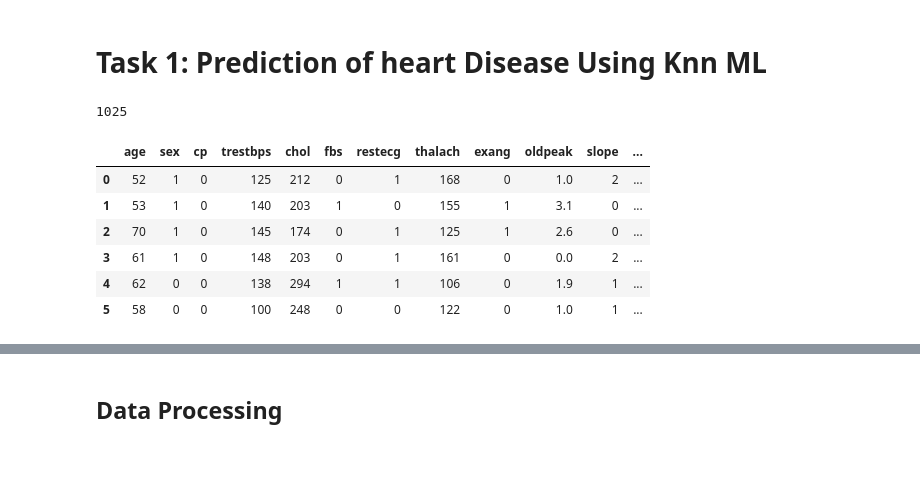
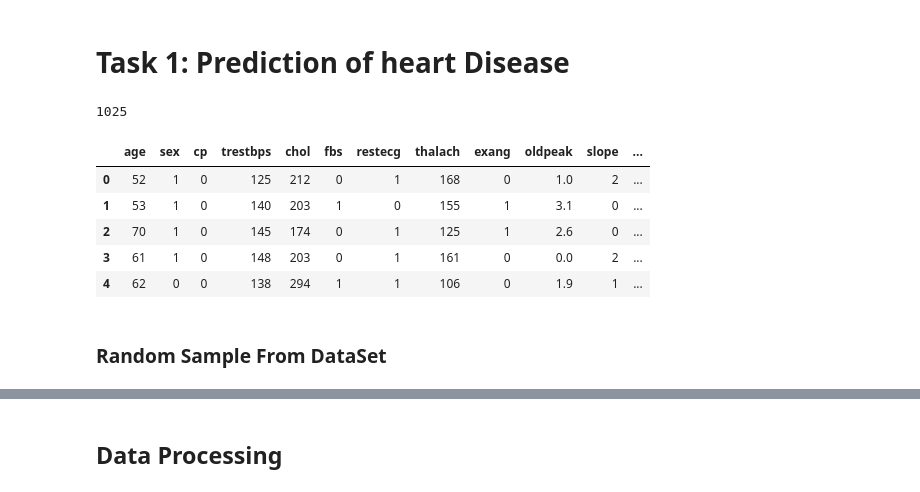
Before and after one commit to Vedant988/Vedant_INBT010521_June2024, a Jupyter notebook: task1_knn_heart_disease.ipynb, the cells around one changed output, grey strips where cells are left out. Drawn from its saved outputs; the diff is of its cells as text; code cells hidden in the pictures; blank space fills up the shorter version.

```diff
--- a/task1_knn_heart_disease.ipynb
+++ b/task1_knn_heart_disease.ipynb
@@ -1,5 +1,5 @@
 # %% [markdown]
-# Task 1: Prediction of heart Disease Using Knn ML
+# Task 1:  Prediction of heart Disease
 # %%
 # importing Important libraries....
 import pandas as pd
@@ -13,14 +13,15 @@ pd.set_option('display.max_columns',200)
 # %%
 # Data Loading into Jupyter Notebook
 df = pd.read_csv(r"C:\Users\vedan\Downloads\heart.csv")
 print(len(df))
-df.head(6)
+df.head()
 # %% [output]
 1025
 |  | age | sex | cp | trestbps | chol | fbs | restecg | thalach | exang | oldpeak | slope | ... |
 | 0 | 52 | 1 | 0 | 125 | 212 | 0 | 1 | 168 | 0 | 1.0 | 2 | ... |
 | 1 | 53 | 1 | 0 | 140 | 203 | 1 | 0 | 155 | 1 | 3.1 | 0 | ... |
 | 2 | 70 | 1 | 0 | 145 | 174 | 0 | 1 | 125 | 1 | 2.6 | 0 | ... |
 | 3 | 61 | 1 | 0 | 148 | 203 | 0 | 1 | 161 | 0 | 0.0 | 2 | ... |
 | 4 | 62 | 0 | 0 | 138 | 294 | 1 | 1 | 106 | 0 | 1.9 | 1 | ... |
-| 5 | 58 | 0 | 0 | 100 | 248 | 0 | 0 | 122 | 0 | 1.0 | 1 | ... |
+# %% [markdown]
+### Random Sample From DataSet
```
Also changed, not shown: parts of 55 cells of this notebook.
